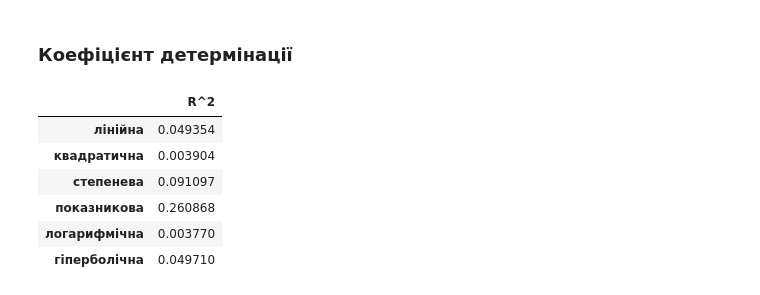
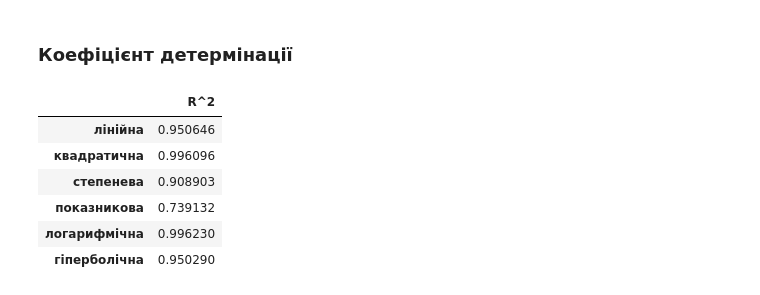
Before and after one commit to SylvaticGhost/AD, a Jupyter notebook: Lab1/Lab1.ipynb, the cells around one changed output. Saved outputs shown, nothing was run; the diff lists cells and outputs as text; code cells hidden in the pictures.

```diff
--- a/Lab1/Lab1.ipynb
+++ b/Lab1/Lab1.ipynb
@@ -192,18 +209,14 @@ plot_regression(pred_array)
 # %% [markdown]
 ### Коефіцієнт детермінації
 # %%
-pred_df = pd.DataFrame.from_dict(pred, orient='index')
-pred_df.columns = x
-
 determination_df = pd.DataFrame(columns=['лінійна', 'квадратична', 'степенева', 'показникова', 'логарифмічна', 'гіперболічна']).T
-determination_df['R^2'] = [sum((y - pred_df.iloc[i])**2)/sum((y - np.average(y))**2) for i in range(len(pred_df))]
-determination_df.to_excel('determination.xlsx')
+determination_df['R^2'] = [1 - sum((y - pred_df.iloc[i])**2)/sum((y - np.average(y))**2) for i in range(len(pred_df))]
 determination_df
 # %% [output]
 |  | R^2 |
-| лінійна | 0.049354 |
-| квадратична | 0.003904 |
-| степенева | 0.091097 |
-| показникова | 0.260868 |
-| логарифмічна | 0.003770 |
-| гіперболічна | 0.049710 |
+| лінійна | 0.950646 |
+| квадратична | 0.996096 |
+| степенева | 0.908903 |
+| показникова | 0.739132 |
+| логарифмічна | 0.996230 |
+| гіперболічна | 0.950290 |
```
Also changed, not shown: parts of 2 cells of this notebook.
